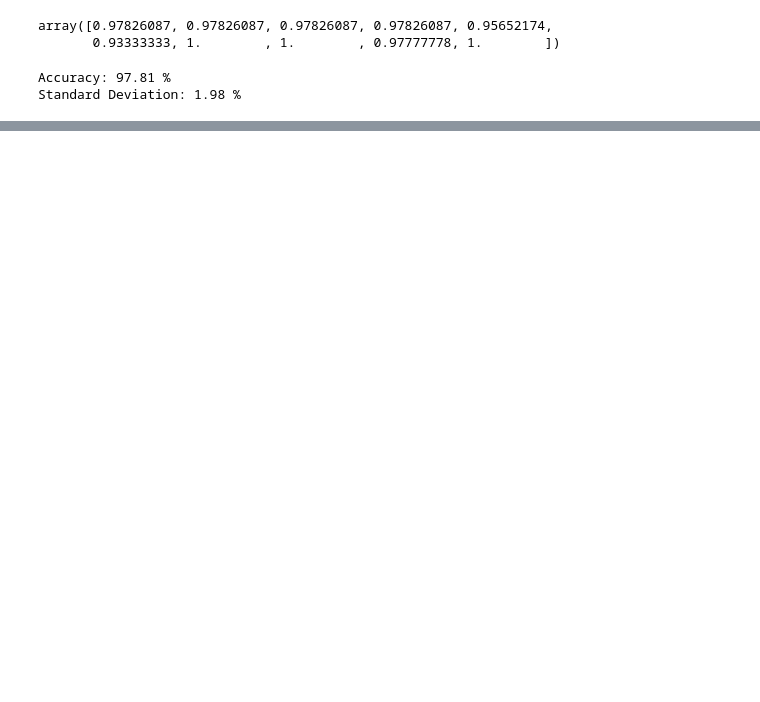
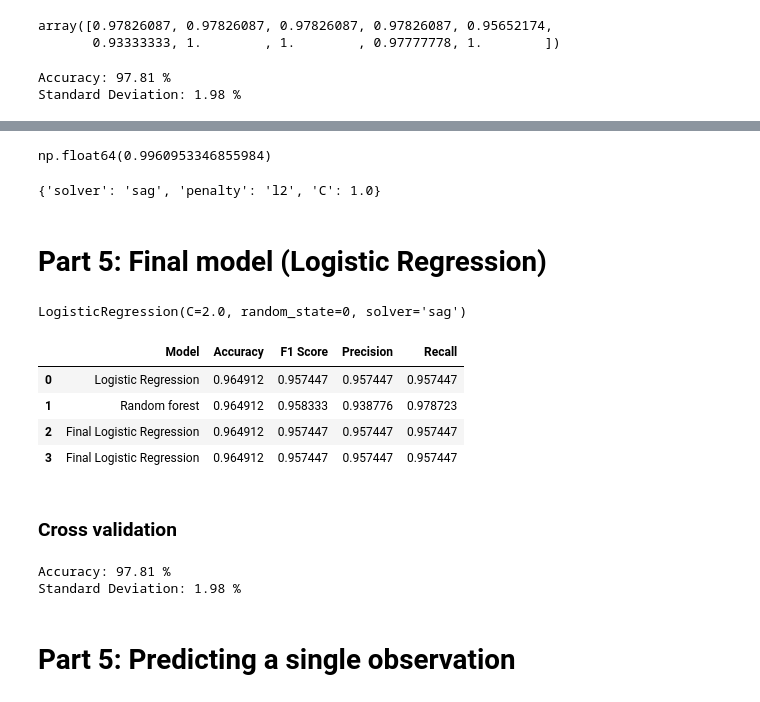
Before and after one commit to atodev/ML_Colab, a Jupyter notebook: Breast_Cancer_Detection.ipynb, the cells around one changed output, grey strips where cells are left out. Cells and saved outputs as stored; diff of their text form; code cells hidden in the pictures; blank space fills up the shorter version.

```diff
--- a/Breast_Cancer_Detection.ipynb
+++ b/Breast_Cancer_Detection.ipynb
@@ -375,0 +457,10 @@ Standard Deviation: 1.98 %
+# %%
+random_search = RandomizedSearchCV(estimator=classifier_lr,
+                                   param_distributions=parameters,
+                                   #n_iter=10,
+                                   scoring='roc_auc',
+                                   n_jobs=-1,
+                                   cv=10,
+                                   verbose=3)
+# %%
+random_search.fit(X_train,y_train)
@@ -375,0 +500,51 @@ Standard Deviation: 1.98 %
+# %%
+random_search.best_score_
+# %% [output]
+np.float64(0.9960953346855984)
+# %%
+random_search.best_params_
+# %% [output]
+{'solver': 'sag', 'penalty': 'l2', 'C': 1.0}
+# %% [markdown]
+# Part 5: Final model (Logistic Regression)
+# %%
+from sklearn.linear_model import LogisticRegression
+# classifier = LogisticRegression(C=2.0, class_weight = None,dual=False, fit_intercept=True,
+#                                 intercept_scaling=1, l1_ratio=None,
+#                                 n_jobs=None, penalty='l1', random_state=0, solver='saga',
+#                                 tol=0.0001, verbose=0, warm_start=False)
+classifier = LogisticRegression(C=2.0, random_state=0, solver='sag')
+classifier.fit(X_train, y_train)
+# %% [output]
+LogisticRegression(C=2.0, random_state=0, solver='sag')
+# %%
+y_pred = classifier.predict(X_test)
+# %%
+acc = accuracy_score(y_test, y_pred)
+f1 = f1_score(y_test, y_pred)
+prec = precision_score(y_test, y_pred)
+rec = recall_score(y_test, y_pred)
+
+model_results = pd.DataFrame([['Final Logistic Regression', acc, f1, prec, rec]],
+               columns = ['Model', 'Accuracy', 'F1 Score', 'Precision', 'Recall'])
+
+results = pd.concat([results, model_results], ignore_index=True)
+results
+# %% [output]
+|  | Model | Accuracy | F1 Score | Precision | Recall |
+| 0 | Logistic Regression | 0.964912 | 0.957447 | 0.957447 | 0.957447 |
+| 1 | Random forest | 0.964912 | 0.958333 | 0.938776 | 0.978723 |
+| 2 | Final Logistic Regression | 0.964912 | 0.957447 | 0.957447 | 0.957447 |
+| 3 | Final Logistic Regression | 0.964912 | 0.957447 | 0.957447 | 0.957447 |
+# %% [markdown]
+### Cross validation
+# %%
+from sklearn.model_selection import cross_val_score
+accuracies = cross_val_score(estimator = classifier, X = X_train, y = y_train, cv = 10)
+print("Accuracy: {:.2f} %".format(accuracies.mean()*100))
+print("Standard Deviation: {:.2f} %".format(accuracies.std()*100)  )
+# %% [output]
+Accuracy: 97.81 %
+Standard Deviation: 1.98 %
+# %% [markdown]
+# Part 5: Predicting a single observation
```
Also changed, not shown: parts of 30 cells of this notebook.
